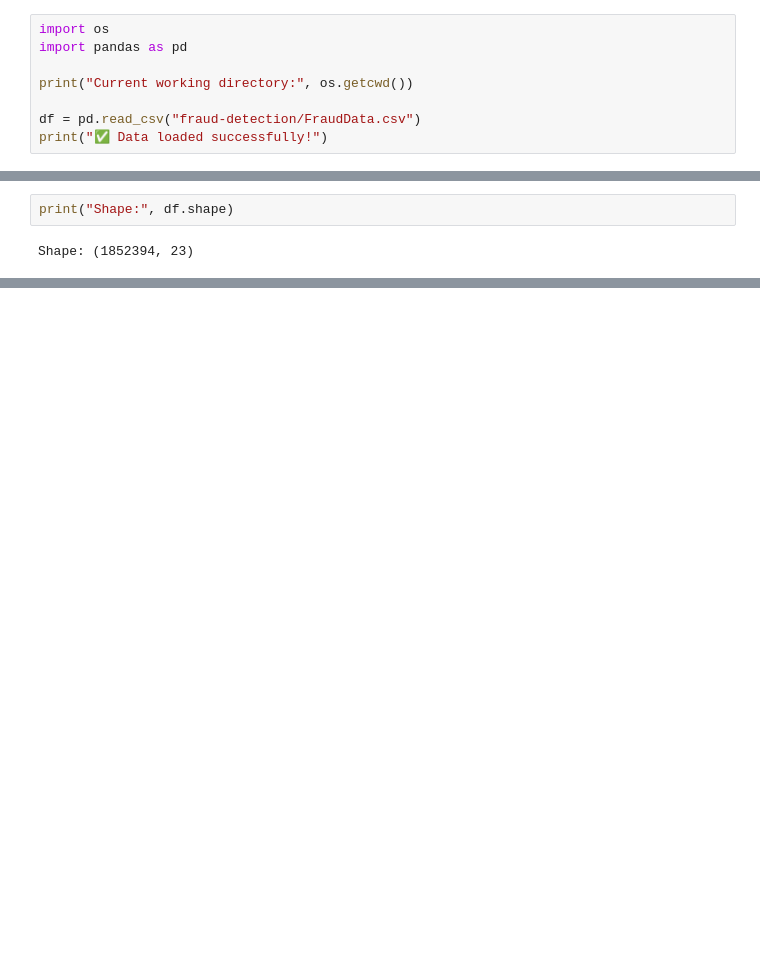
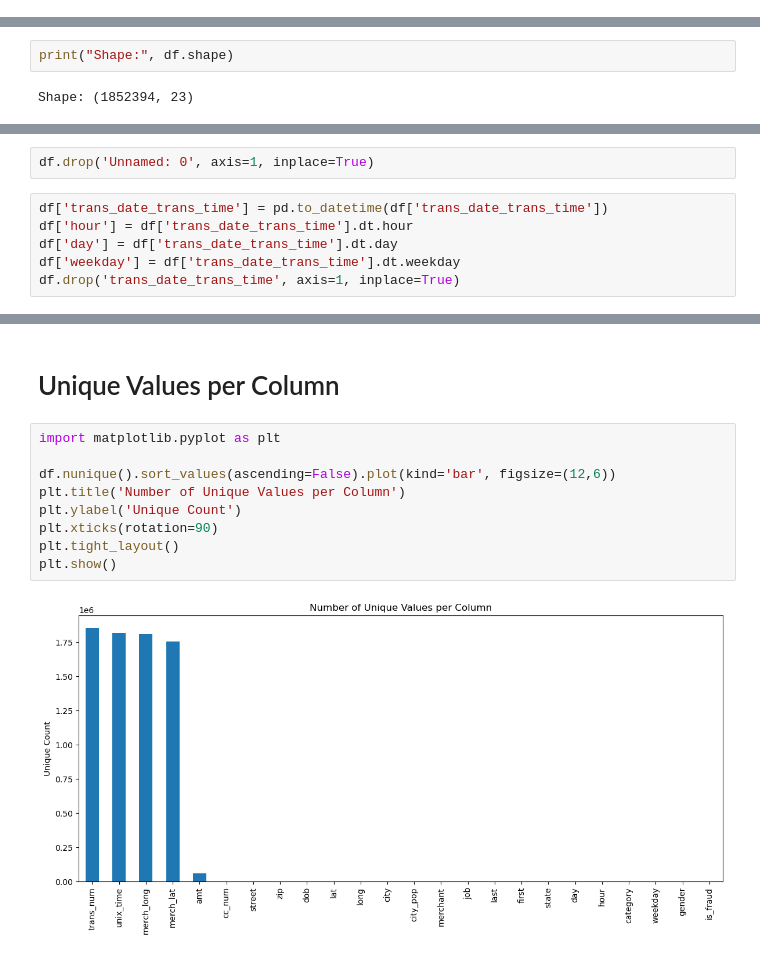
Before and after one commit to prakashsilwal/fraud-detection-project, a Jupyter notebook: credit card fraud detection.ipynb, the cells around one changed output, grey strips where cells are left out. Drawn from its saved outputs; the diff is of its cells as text; blank space fills up the shorter version.

Commit message:
split data

```diff
--- a/credit card fraud detection.ipynb
+++ b/credit card fraud detection.ipynb
@@ -2,11 +2,3 @@
 import pandas as pd
 
 df = pd.read_csv("fraud-detection/FraudData.csv")
-# %%
-import os
-import pandas as pd
-
-print("Current working directory:", os.getcwd())
-
-df = pd.read_csv("fraud-detection/FraudData.csv")
-print("✅ Data loaded successfully!")
@@ -19,0 +41,8 @@ Shape: (1852394, 23)
+# %%
+df.drop('Unnamed: 0', axis=1, inplace=True)
+# %%
+df['trans_date_trans_time'] = pd.to_datetime(df['trans_date_trans_time'])
+df['hour'] = df['trans_date_trans_time'].dt.hour
+df['day'] = df['trans_date_trans_time'].dt.day
+df['weekday'] = df['trans_date_trans_time'].dt.weekday
+df.drop('trans_date_trans_time', axis=1, inplace=True)
@@ -19,0 +140,13 @@ Shape: (1852394, 23)
+# %% [markdown]
+# Unique Values per Column
+# %%
+import matplotlib.pyplot as plt
+
+df.nunique().sort_values(ascending=False).plot(kind='bar', figsize=(12,6))
+plt.title('Number of Unique Values per Column')
+plt.ylabel('Unique Count')
+plt.xticks(rotation=90)
+plt.tight_layout()
+plt.show()
+# %% [output]
+[figure, added]
```
Also changed, not shown: parts of 16 cells of this notebook.
